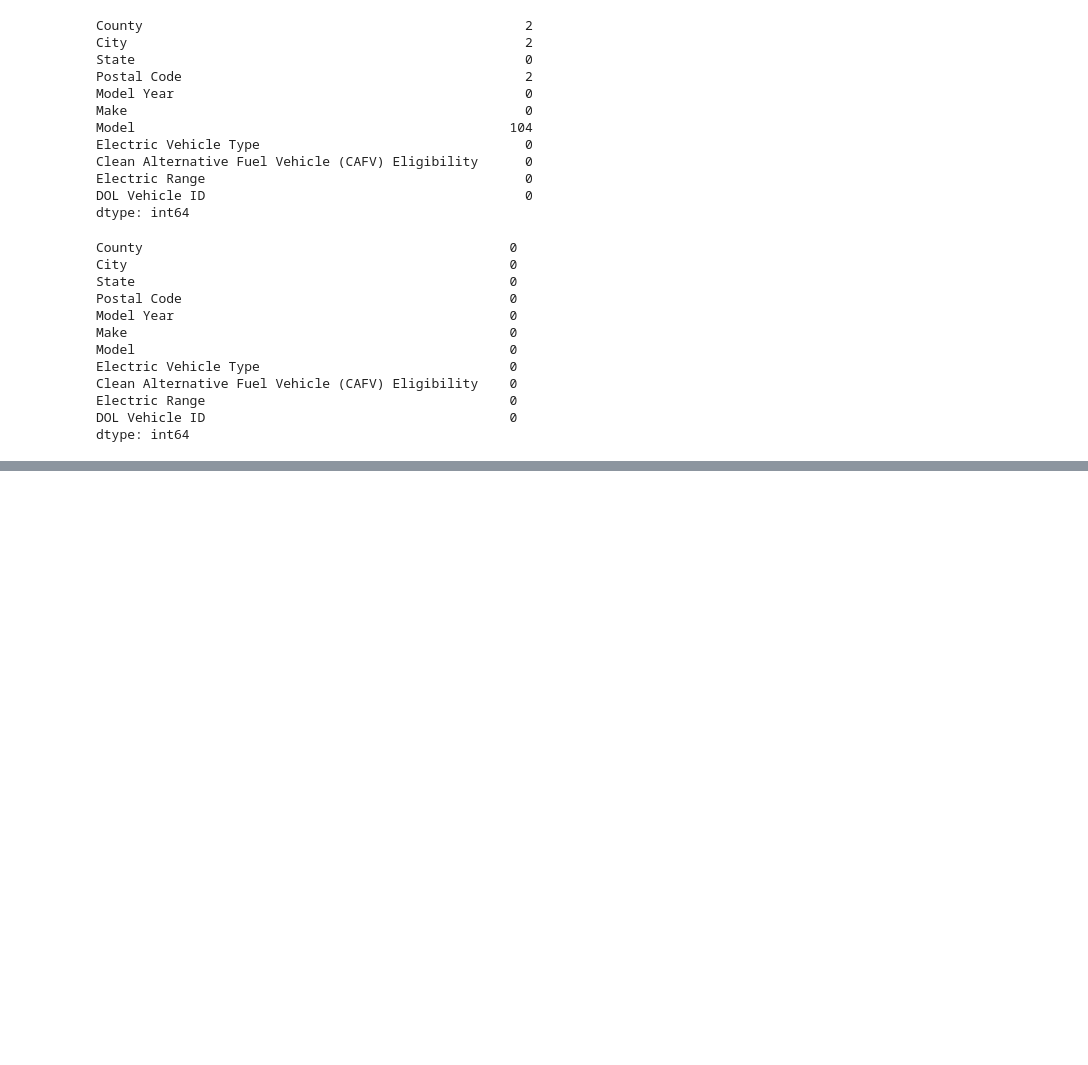
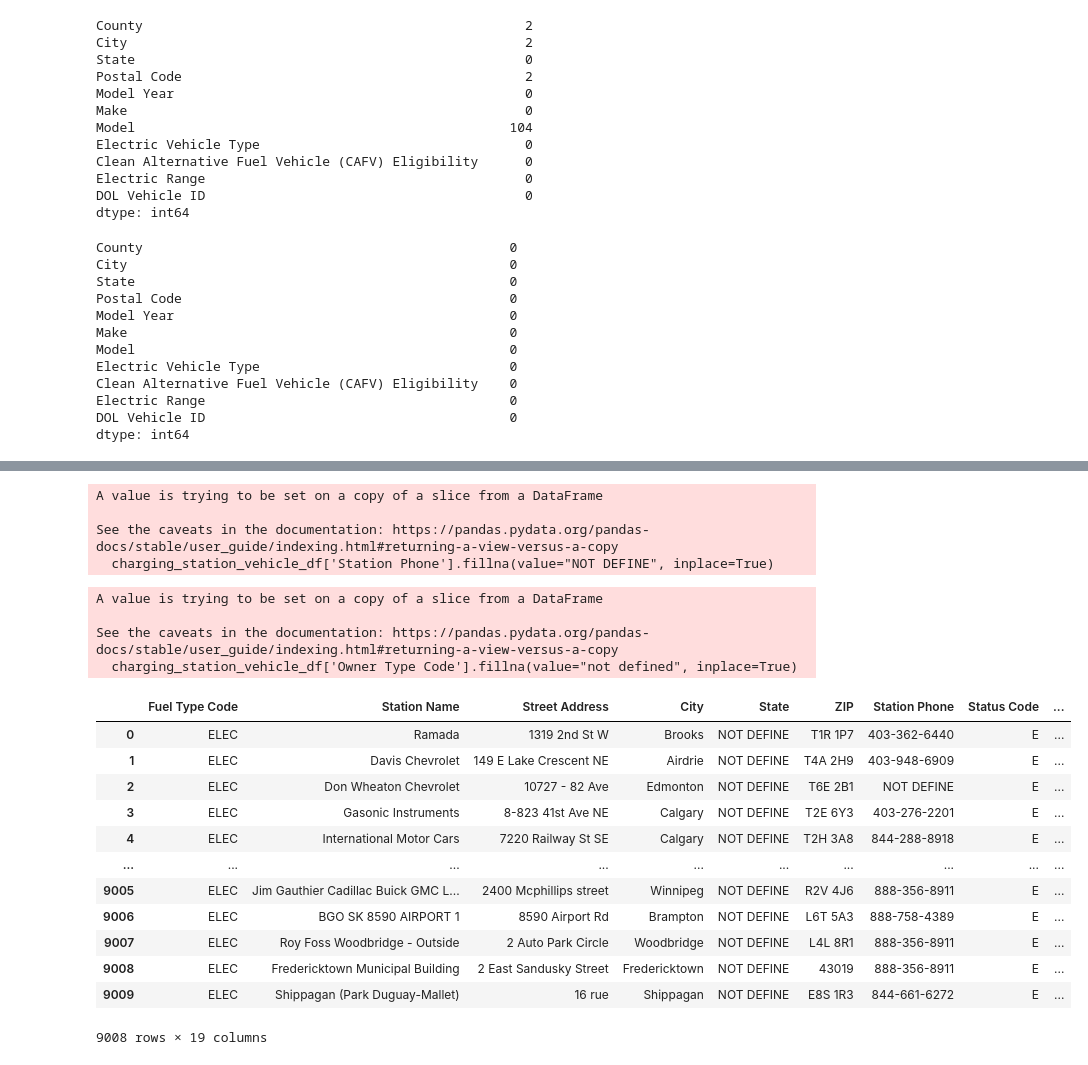
Before and after one commit to HarshDave707/DAB-103, a Jupyter notebook: dab_103.ipynb, the cells around one changed output, grey strips where cells are left out. Cells and saved outputs as stored; diff of their text form; code cells hidden in the pictures; blank space fills up the shorter version.

```diff
--- a/dab_103.ipynb
+++ b/dab_103.ipynb
@@ -173,18 +235,44 @@ charging_station_vehicle_df['State'].fillna(value="not defined", inplace=True)
 # %%
 #Station Phone
-charging_station_vehicle_df['Station Phone'] = charging_station_vehicle_df['Station Phone'].fillna(method='bfill')
+charging_station_vehicle_df['Station Phone'].fillna(value="NOT DEFINE", inplace=True)
+# %% [output]
+A value is trying to be set on a copy of a slice from a DataFrame
+
+See the caveats in the documentation: https://pandas.pydata.org/pandas-docs/stable/user_guide/indexing.html#returning-a-view-versus-a-copy
+  charging_station_vehicle_df['Station Phone'].fillna(value="NOT DEFINE", inplace=True)
 # %%
 #Access Days Time
-charging_station_vehicle_df['Access Days Time'] = charging_station_vehicle_df['Access Days Time'].fillna(method='ffill')
+charging_station_vehicle_df['Access Days Time'].fillna(value="24 hours daily", inplace=True)
 # %%
-#EV Level2 EVSE Num
-mean_value = charging_station_vehicle_df['EV Level2 EVSE Num'].mean()
-charging_station_vehicle_df['EV Level2 EVSE Num'].fillna(mean_value, inplace=True)
+#EV Level1 EVSE Num,EV Level2 EVSE Num,EV DC Fast Count
+charging_station_vehicle_df['EV Level1 EVSE Num'].fillna(value="0", inplace=True)
+charging_station_vehicle_df['EV Level2 EVSE Num'].fillna(value="0", inplace=True)
+charging_station_vehicle_df['EV DC Fast Count'].fillna(value="0", inplace=True)
 # %%
 #Geocode Status
-charging_station_vehicle_df['Geocode Status'] = charging_station_vehicle_df['Geocode Status'].fillna(method='ffill')
+null_GeocodeStatus_row = charging_station_vehicle_df[charging_station_vehicle_df['Geocode Status'].isnull()]
+charging_station_vehicle_df = charging_station_vehicle_df.dropna(subset=['Geocode Status'])
 # %%
-#Owner Type Code,EV DC Fast Count ,EV Level1 EVSE Num
+#Owner Type Code
 charging_station_vehicle_df['Owner Type Code'].fillna(value="not defined", inplace=True)
-charging_station_vehicle_df['EV DC Fast Count'].fillna(value="not defined", inplace=True)
-charging_station_vehicle_df['EV Level1 EVSE Num'].fillna(value="not defined", inplace=True)
+# %% [output]
+A value is trying to be set on a copy of a slice from a DataFrame
+
+See the caveats in the documentation: https://pandas.pydata.org/pandas-docs/stable/user_guide/indexing.html#returning-a-view-versus-a-copy
+  charging_station_vehicle_df['Owner Type Code'].fillna(value="not defined", inplace=True)
+# %%
+charging_station_vehicle_df
+# %% [output]
+|  | Fuel Type Code | Station Name | Street Address | City | State | ZIP | Station Phone | Status Code | ... |
+| 0 | ELEC | Ramada | 1319 2nd St W | Brooks | NOT DEFINE | T1R 1P7 | 403-362-6440 | E | ... |
+| 1 | ELEC | Davis Chevrolet | 149 E Lake Crescent NE | Airdrie | NOT DEFINE | T4A 2H9 | 403-948-6909 | E | ... |
+| 2 | ELEC | Don Wheaton Chevrolet | 10727 - 82 Ave | Edmonton | NOT DEFINE | T6E 2B1 | NOT DEFINE | E | ... |
+| 3 | ELEC | Gasonic Instruments | 8-823 41st Ave NE | Calgary | NOT DEFINE | T2E 6Y3 | 403-276-2201 | E | ... |
+| 4 | ELEC | International Motor Cars | 7220 Railway St SE | Calgary | NOT DEFINE | T2H 3A8 | 844-288-8918 | E | ... |
+| ... | ... | ... | ... | ... | ... | ... | ... | ... | ... |
+| 9005 | ELEC | Jim Gauthier Cadillac Buick GMC L... | 2400 Mcphillips street | Winnipeg | NOT DEFINE | R2V 4J6 | 888-356-8911 | E | ... |
+| 9006 | ELEC | BGO SK 8590 AIRPORT 1 | 8590 Airport Rd | Brampton | NOT DEFINE | L6T 5A3 | 888-758-4389 | E | ... |
+| 9007 | ELEC | Roy Foss Woodbridge - Outside | 2 Auto Park Circle | Woodbridge | NOT DEFINE | L4L 8R1 | 888-356-8911 | E | ... |
+| 9008 | ELEC | Fredericktown Municipal Building | 2 East Sandusky Street | Fredericktown | NOT DEFINE | 43019 | 888-356-8911 | E | ... |
+| 9009 | ELEC | Shippagan (Park Duguay-Mallet) | 16 rue | Shippagan | NOT DEFINE | E8S 1R3 | 844-661-6272 | E | ... |
+9008 rows × 19 columns
```
Also changed, not shown: parts of 11 cells of this notebook.
